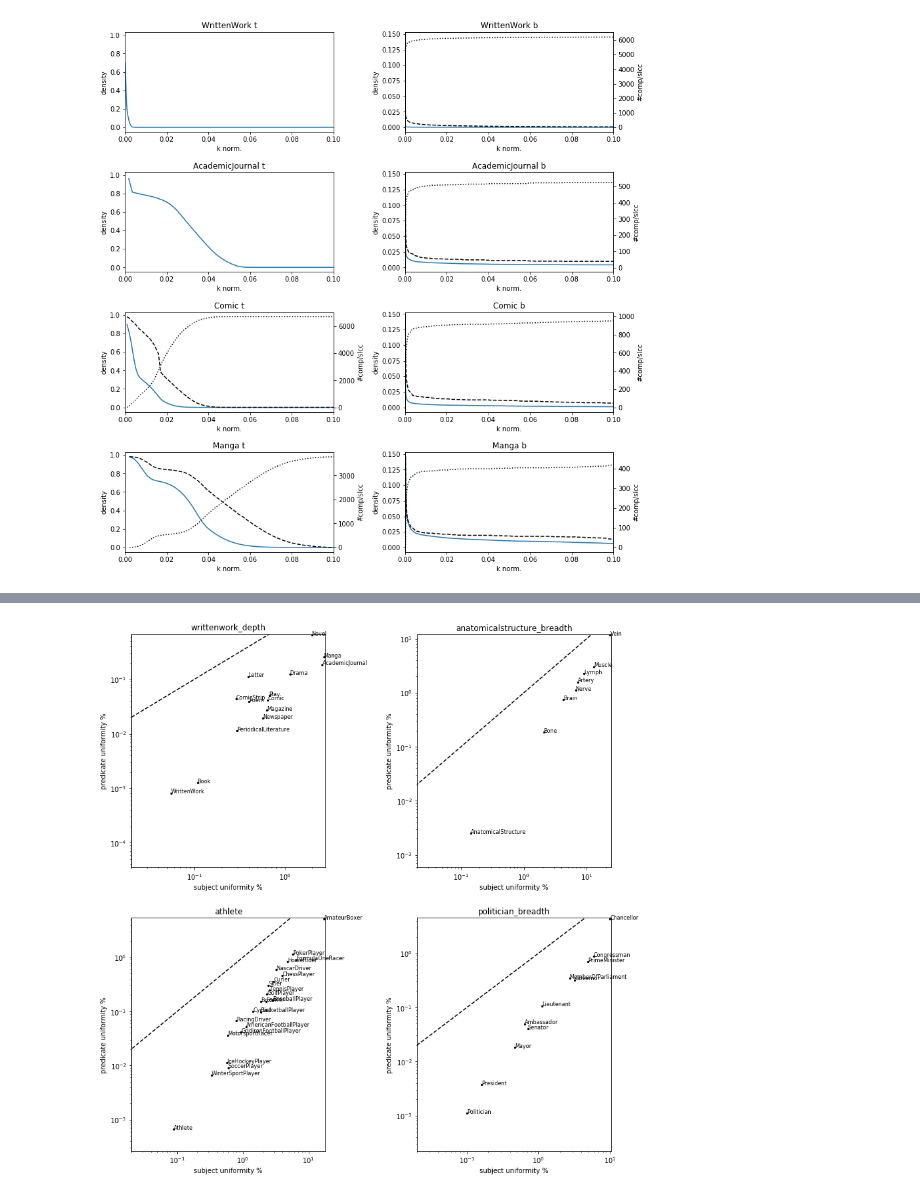
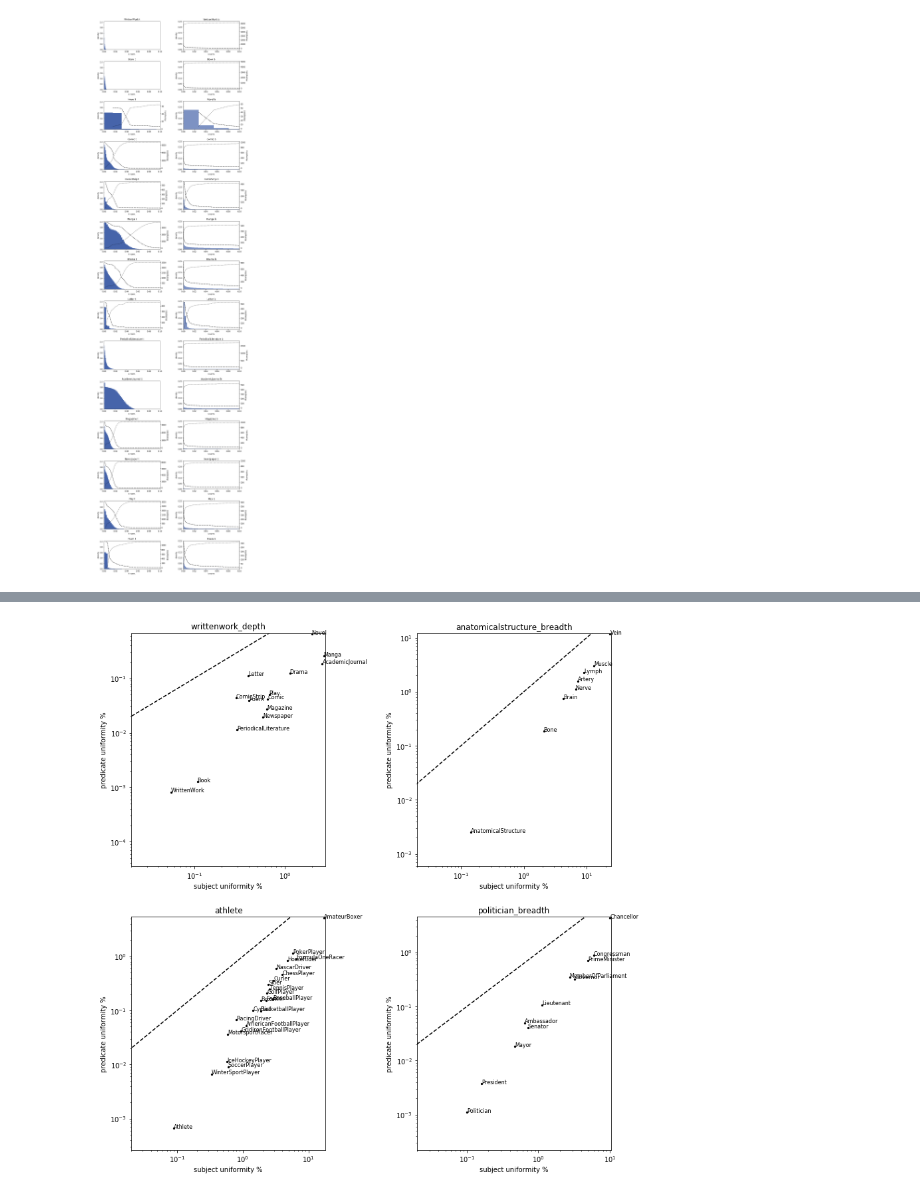
Before and after one commit to davidweisscode/kg-analysis, a Jupyter notebook: plots.ipynb, the cells around one changed output, grey strips where cells are left out. Cells and saved outputs as stored; diff of their text form; code cells hidden in the pictures.

Commit message:
Query outlier nodes, Tweak plots and displays

```diff
--- a/plots.ipynb
+++ b/plots.ipynb
@@ -50,8 +162,7 @@ res = res_glob
 # Control which classes to analyze. Add or remove rows in res DataFrame
 classes = list(res.index.values)
 
-pd.options.display.float_format = '{:,.4f}'.format
-display(res[["m_t", "m_b", "dens_t", "dens_b", "k_0_t", "k_0_b", "rc_dens_t", "rc_dens_b", "rel_rc_t", "rel_rc_b", "superclass"]])
+display(res_disp[["n_t", "n_b", "dens_t", "dens_b", "k_0_t", "k_0_b", "rc_dens_t", "rc_dens_b", "rel_rc_t", "rel_rc_b", "superclass"]])
 
 fig, axes = plt.subplots(len(classes), 2, sharex="none", sharey="col", figsize=(12, 3 * len(classes)))
 
@@ -91,14 +202,20 @@ for classname in classes:
     axes[row, 0].set_title(classname + " t")
     axes[row, 0].set_xlabel("k norm.")
     axes[row, 0].set_ylabel("density")
-    axes[row, 0].plot(k, dens)
+#     axes[row, 0].plot(k, dens)
+    axes[row, 0].bar(k, dens, width=(-1/n_b), align="edge", color=kit_blue_1)
     axes[row, 0].set_xlim(0, 0.1)
-
     if has_ncomp and has_slcc:
         ax2 = axes[row, 0].twinx()
+#         k.insert(0, 0)
+#         first_ncomp, = ncomp.flat[0]
+#         ncomp.insert(0, first_ncomp)
+#         first_slcc, = slcc.flat[0]
+#         slcc.insert(0, first_slcc)
         ax2.plot(k, ncomp, color="black", linestyle="dotted")
         ax2.plot(k, slcc, color="black", linestyle="dashed")
         ax2.set_ylabel("#comp/slcc")
+
     # Bot
     k = []
     dens = []
@@ -122,11 +239,16 @@ for classname in classes:
     axes[row, 1].set_title(classname + " b")
     axes[row, 1].set_xlabel("k norm.")
     axes[row, 1].set_ylabel("density")
-    axes[row, 1].plot(k, dens)
+#     axes[row, 1].plot(k, dens)
+    axes[row, 1].bar(k, dens, width=-(1/n_t), align="edge", color=kit_blue_2)
     axes[row, 1].set_xlim(0, 0.1)
-
     if has_ncomp and has_slcc:
         ax2 = axes[row, 1].twinx()
+#         k.insert(0, 0)
+#         first_ncomp, = ncomp.flat[0]
+#         ncomp.insert(0, first_ncomp)
+#         first_slcc, = slcc.flat[0]
+#         slcc.insert(0, first_slcc)
         ax2.plot(k, ncomp, color="black", linestyle="dotted")
         ax2.plot(k, slcc, color="black", linestyle="dashed")
         ax2.set_ylabel("#comp/slcc")
@@ -142,4 +274,4 @@ plt.tight_layout()
-[figure, old version]
+[figure, new version]
 # %%
 # Degree histogram of top and bot onemode graphs (log log scale)
 # Wikidata degrees are most times 100% @ one k
```
Also changed, not shown: parts of 12 cells of this notebook, 2 other files.
